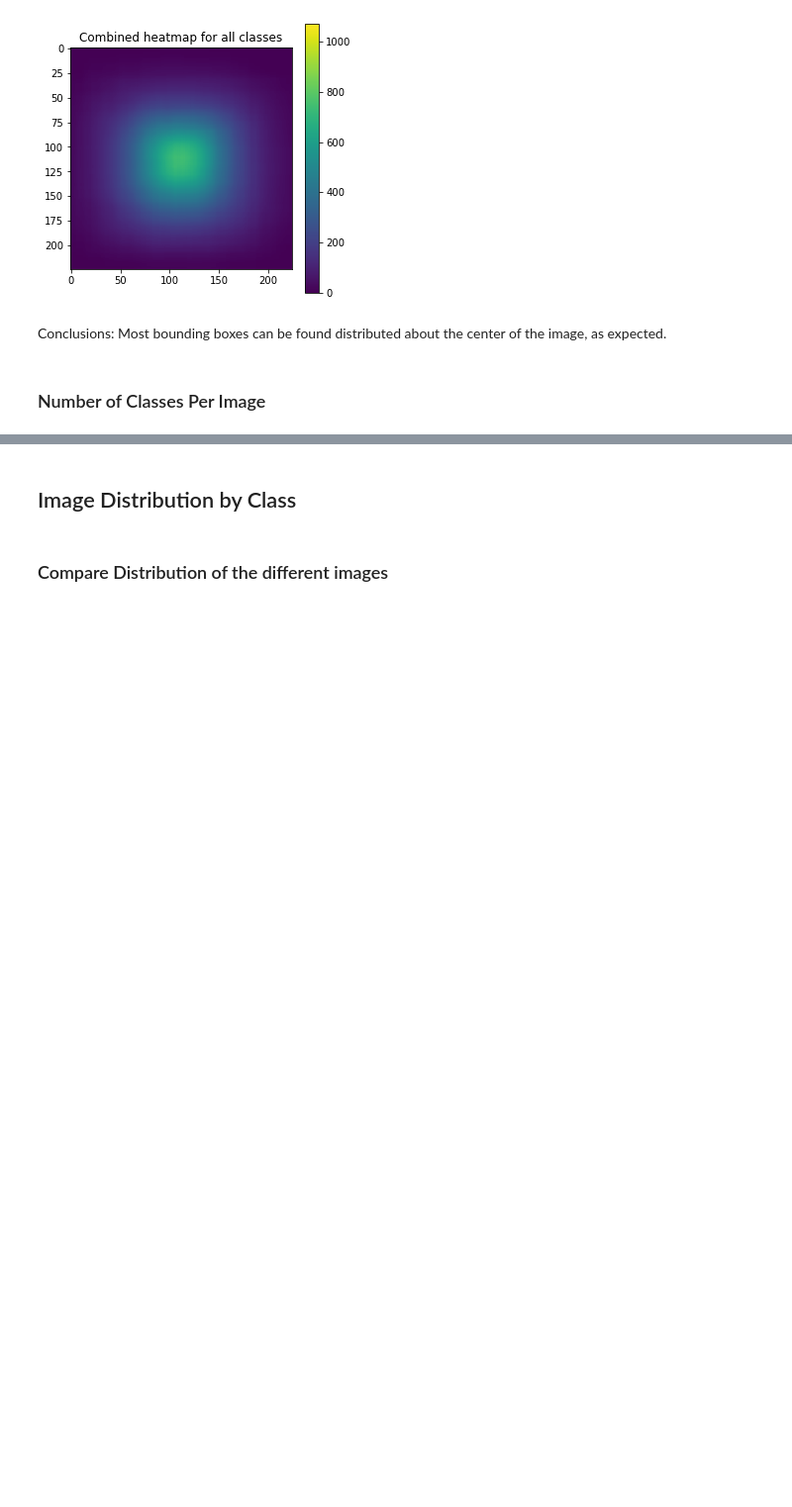
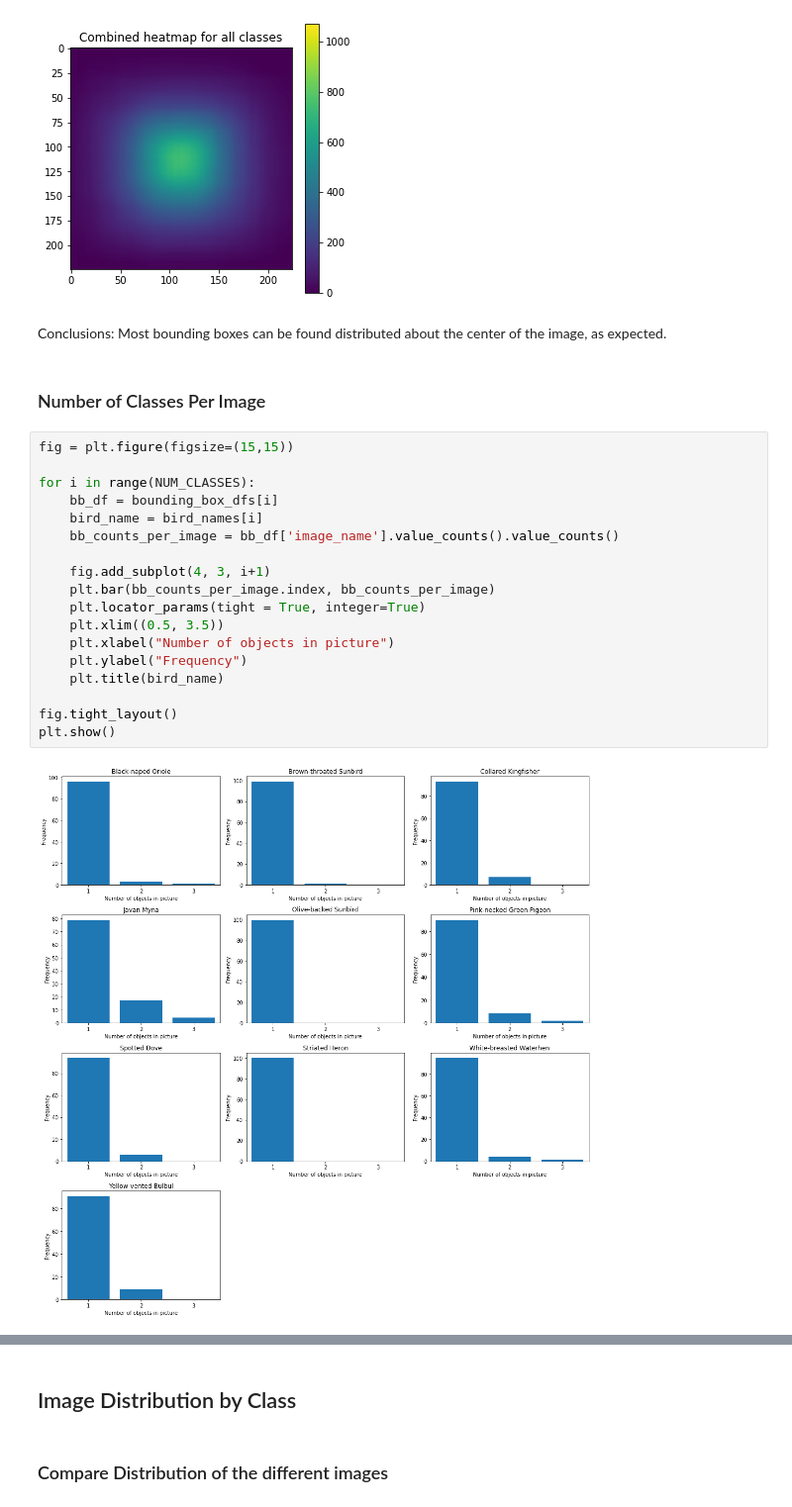
Before and after one commit to limweiliang/cs4243_project, a Jupyter notebook: EDA.ipynb, the cells around one changed output, grey strips where cells are left out. Shown: that part at 99% size. Drawn from its saved outputs; the diff is of its cells as text; blank space fills up the shorter version.

```diff
--- a/EDA.ipynb
+++ b/EDA.ipynb
@@ -169,3 +169,23 @@ plt.show()
 Conclusions: Most bounding boxes can be found distributed about the center of the image, as expected.
 # %% [markdown]
 ### Number of Classes Per Image
+# %%
+fig = plt.figure(figsize=(15,15))
+
+for i in range(NUM_CLASSES):
+    bb_df = bounding_box_dfs[i]
+    bird_name = bird_names[i]
+    bb_counts_per_image = bb_df['image_name'].value_counts().value_counts()
+
+    fig.add_subplot(4, 3, i+1)
+    plt.bar(bb_counts_per_image.index, bb_counts_per_image)
+    plt.locator_params(tight = True, integer=True)
+    plt.xlim((0.5, 3.5))
+    plt.xlabel("Number of objects in picture")
+    plt.ylabel("Frequency")
+    plt.title(bird_name)
+
+fig.tight_layout()
+plt.show()
+# %% [output]
+[figure, added]
```
Also changed, not shown: parts of 2 cells of this notebook, 1 other file.
